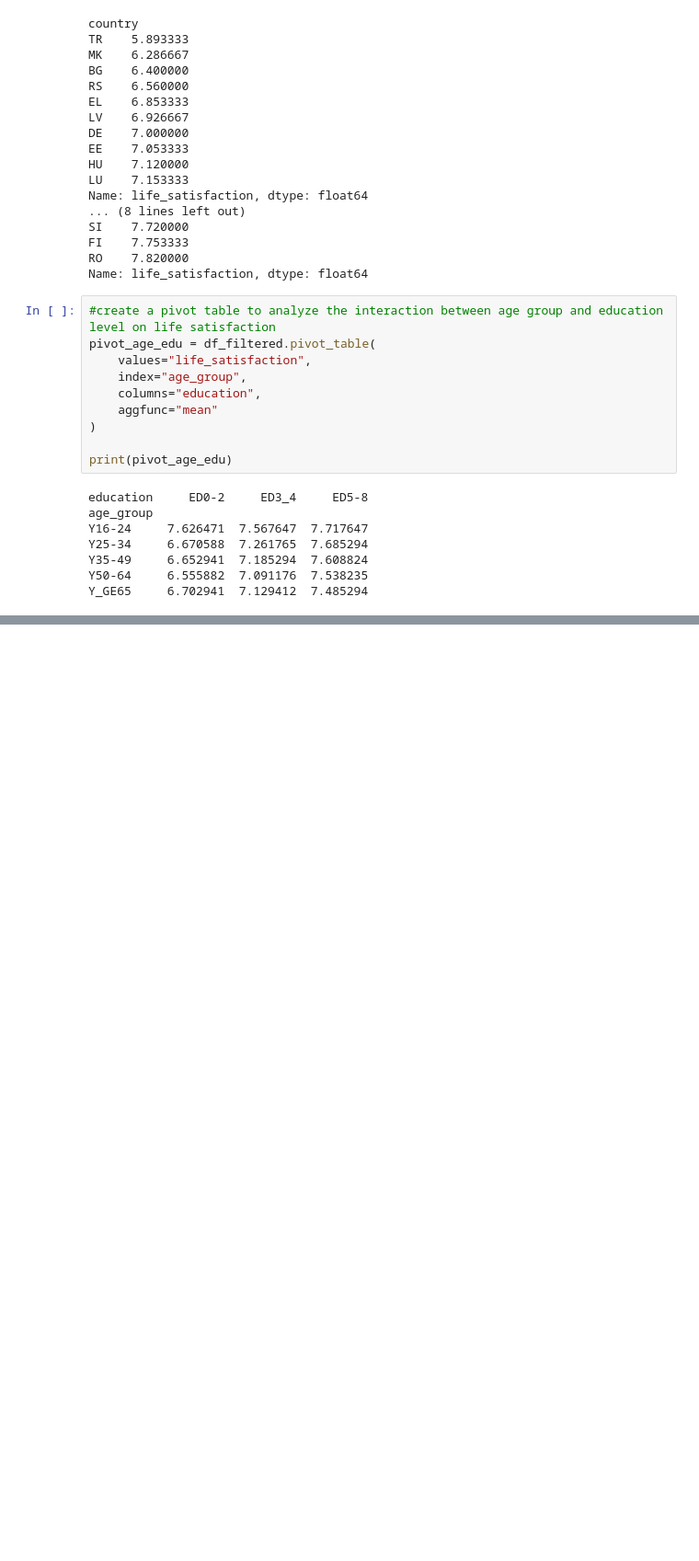
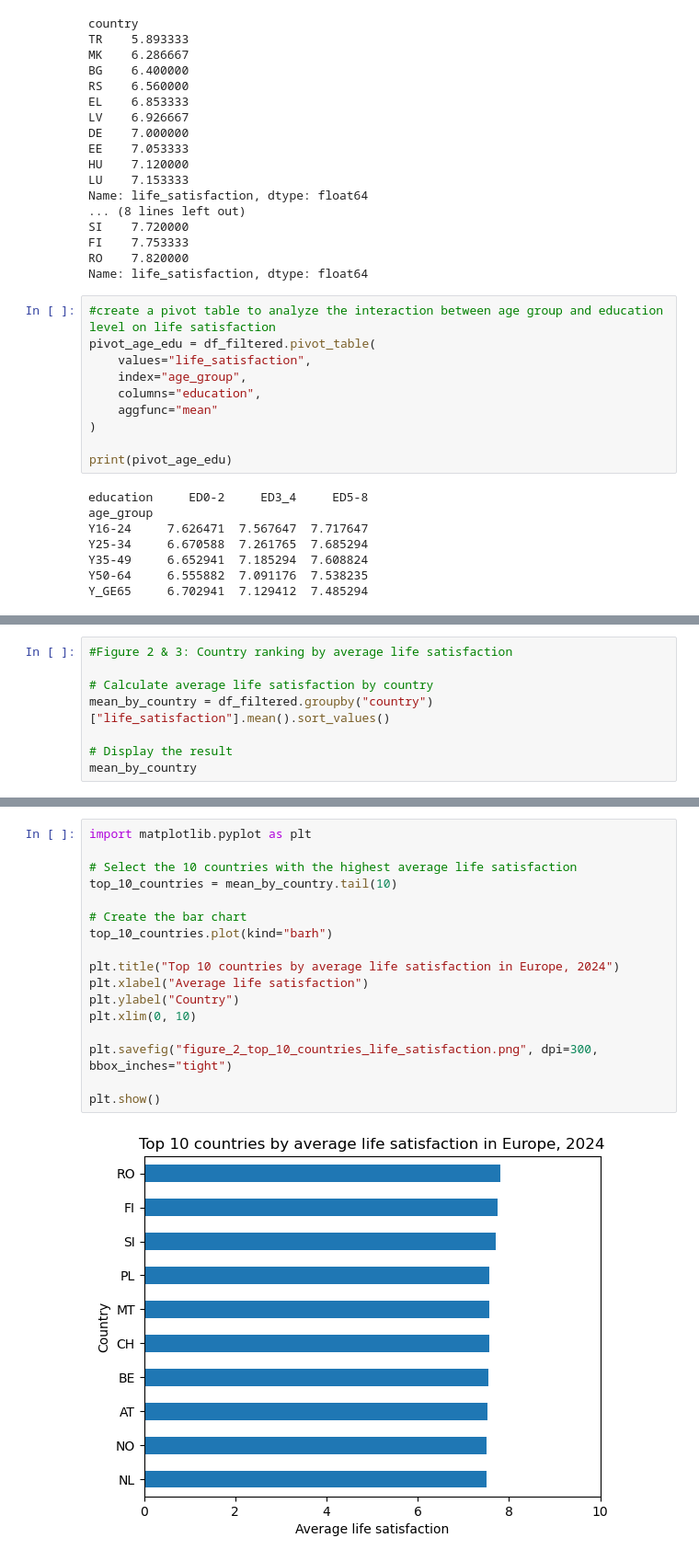
Before and after one commit to lisaanselme-tech/projet-python, a Jupyter notebook: Project.ipynb, the cells around one changed output, grey strips where cells are left out. Shown at 92% size. Cells and saved outputs as stored; diff of their text form; blank space fills up the shorter version.

```diff
--- a/Project.ipynb
+++ b/Project.ipynb
@@ -207,0 +240,8 @@ Y_GE65     6.702941  7.129412  7.485294
+# %%
+#Figure 2 & 3: Country ranking by average life satisfaction
+
+# Calculate average life satisfaction by country
+mean_by_country = df_filtered.groupby("country")["life_satisfaction"].mean().sort_values()
+
+# Display the result
+mean_by_country
@@ -207,0 +266,19 @@ Y_GE65     6.702941  7.129412  7.485294
+# %%
+import matplotlib.pyplot as plt
+
+# Select the 10 countries with the highest average life satisfaction
+top_10_countries = mean_by_country.tail(10)
+
+# Create the bar chart
+top_10_countries.plot(kind="barh")
+
+plt.title("Top 10 countries by average life satisfaction in Europe, 2024")
+plt.xlabel("Average life satisfaction")
+plt.ylabel("Country")
+plt.xlim(0, 10)
+
+plt.savefig("figure_2_top_10_countries_life_satisfaction.png", dpi=300, bbox_inches="tight")
+
+plt.show()
+# %% [output]
+[figure, added]
```
Also changed, not shown: parts of 17 cells of this notebook, 23 other files.
